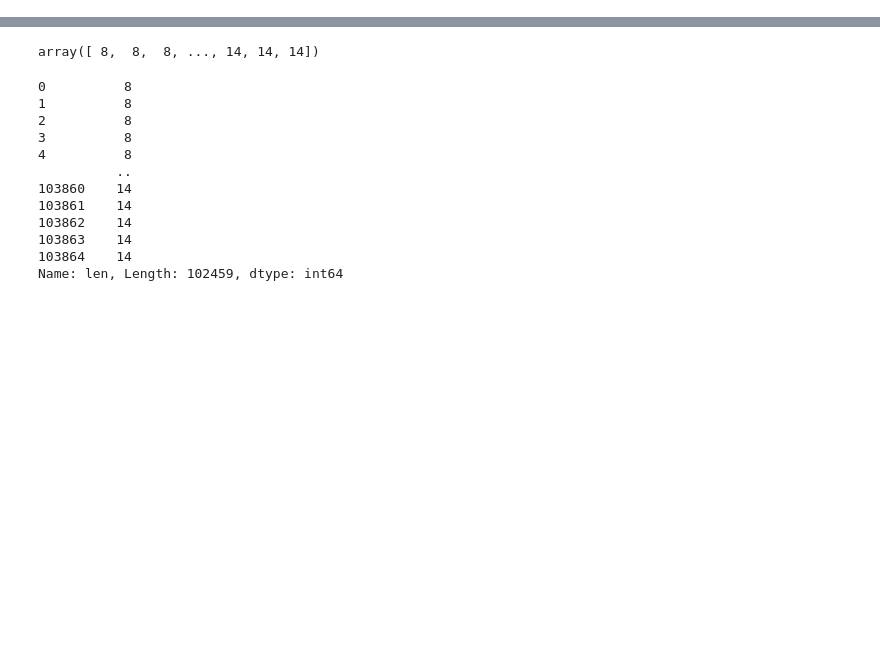
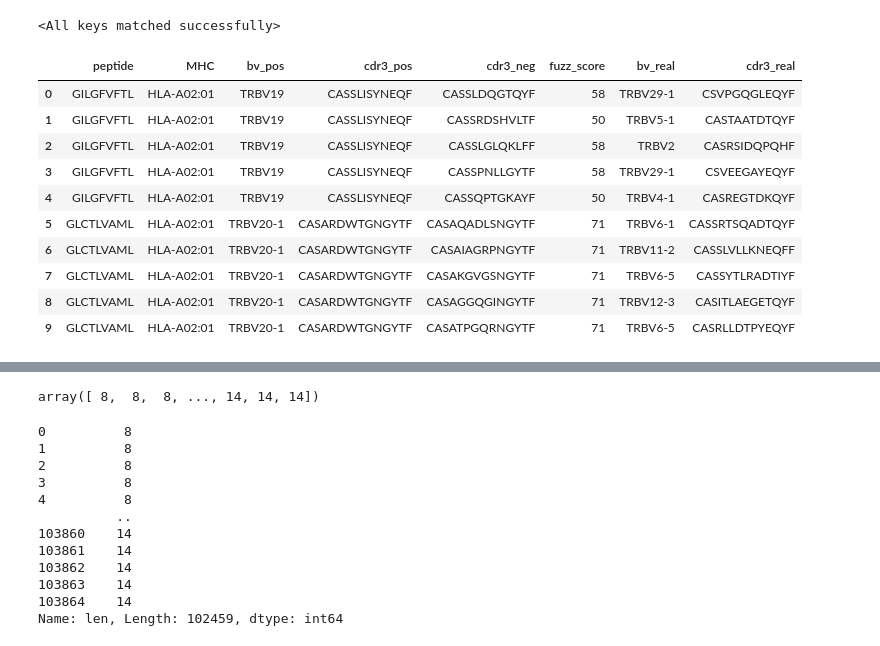
Before and after one commit to gu0y1/PepBridge, a Jupyter notebook: test.ipynb, the cells around one changed output, grey strips where cells are left out. Drawn from its saved outputs; the diff is of its cells as text; code cells hidden in the pictures; blank space fills up the shorter version.

```diff
--- a/test.ipynb
+++ b/test.ipynb
@@ -16,0 +98,4 @@ import pickle
+# %%
+gen_train = pd.read_csv('../pMHC_TCR/dataset/gen_train.csv',index_col=0,header=0)
+gen_test1 = pd.read_csv('../pMHC_TCR/dataset/gen_test_hard.csv',index_col=0,header=0)
+gen_test2 = pd.read_csv('../pMHC_TCR/dataset/gen_test_random.csv',index_col=0,header=0)
@@ -16,0 +179,6 @@ import pickle
+# %%
+generator_dict = torch.load('./checkpoints_pepbridge_gen/generator.pt', map_location='cpu')
+msg = generator.load_state_dict(generator_dict, strict=False)
+msg
+# %% [output]
+<All keys matched successfully>
@@ -16,0 +217,14 @@ import pickle
+# %%
+gen_test1[:10]
+# %% [output]
+|  | peptide | MHC | bv_pos | cdr3_pos | cdr3_neg | fuzz_score | bv_real | cdr3_real |
+| 0 | GILGFVFTL | HLA-A02:01 | TRBV19 | CASSLISYNEQF | CASSLDQGTQYF | 58 | TRBV29-1 | CSVPGQGLEQYF |
+| 1 | GILGFVFTL | HLA-A02:01 | TRBV19 | CASSLISYNEQF | CASSRDSHVLTF | 50 | TRBV5-1 | CASTAATDTQYF |
+| 2 | GILGFVFTL | HLA-A02:01 | TRBV19 | CASSLISYNEQF | CASSLGLQKLFF | 58 | TRBV2 | CASRSIDQPQHF |
+| 3 | GILGFVFTL | HLA-A02:01 | TRBV19 | CASSLISYNEQF | CASSPNLLGYTF | 58 | TRBV29-1 | CSVEEGAYEQYF |
+| 4 | GILGFVFTL | HLA-A02:01 | TRBV19 | CASSLISYNEQF | CASSQPTGKAYF | 50 | TRBV4-1 | CASREGTDKQYF |
+| 5 | GLCTLVAML | HLA-A02:01 | TRBV20-1 | CASARDWTGNGYTF | CASAQADLSNGYTF | 71 | TRBV6-1 | CASSRTSQADTQYF |
+| 6 | GLCTLVAML | HLA-A02:01 | TRBV20-1 | CASARDWTGNGYTF | CASAIAGRPNGYTF | 71 | TRBV11-2 | CASSLVLLKNEQFF |
+| 7 | GLCTLVAML | HLA-A02:01 | TRBV20-1 | CASARDWTGNGYTF | CASAKGVGSNGYTF | 71 | TRBV6-5 | CASSYTLRADTIYF |
+| 8 | GLCTLVAML | HLA-A02:01 | TRBV20-1 | CASARDWTGNGYTF | CASAGGQGINGYTF | 71 | TRBV12-3 | CASITLAEGETQYF |
+| 9 | GLCTLVAML | HLA-A02:01 | TRBV20-1 | CASARDWTGNGYTF | CASATPGQRNGYTF | 71 | TRBV6-5 | CASRLLDTPYEQYF |
```
Also changed, not shown: parts of 22 cells of this notebook, 18 other files.
